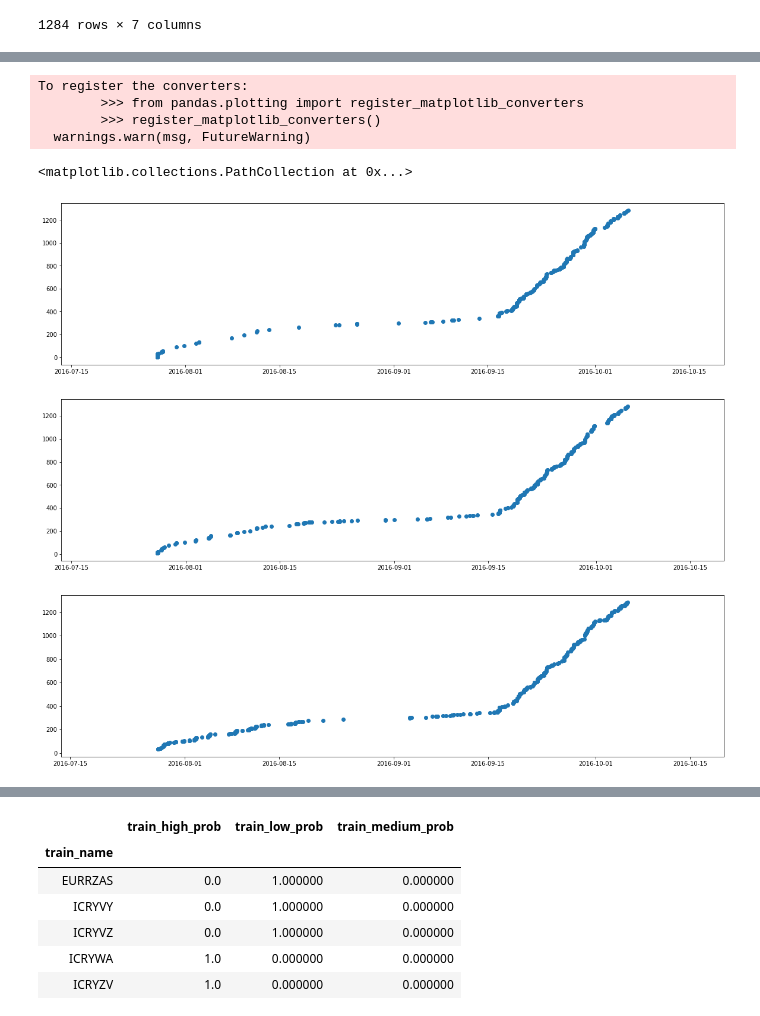
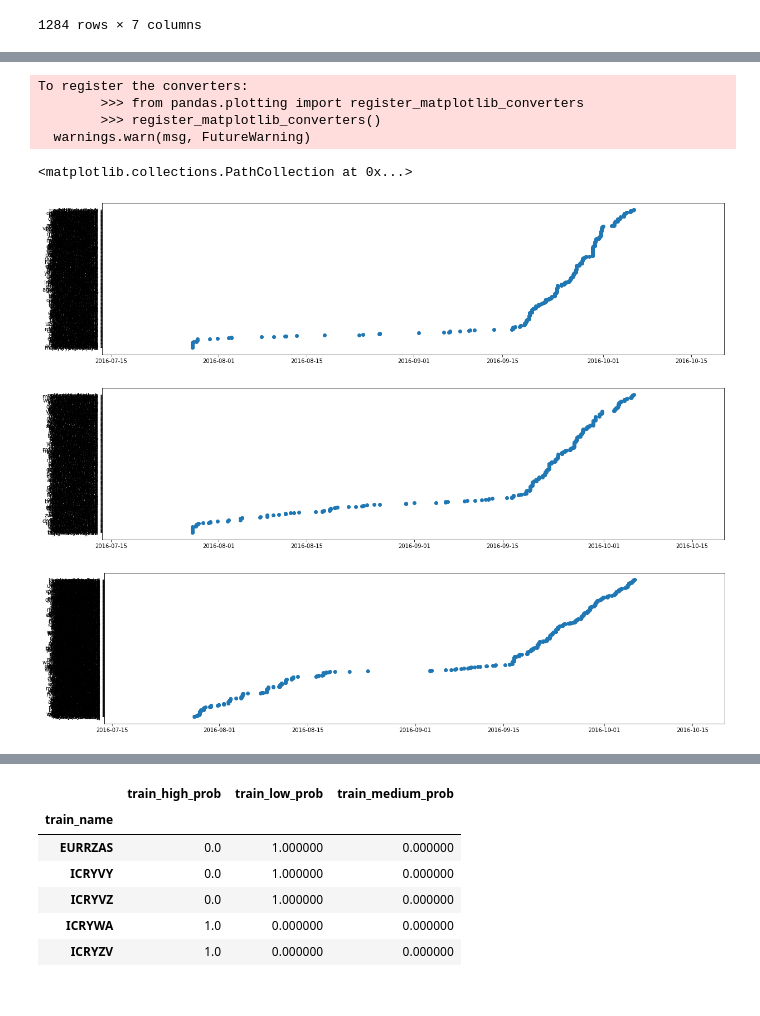
Before and after one commit to NarendraBabuOggu/Machine-Learning, a Jupyter notebook: hitachi_new.ipynb, the cells around one changed output, grey strips where cells are left out. Cells and saved outputs as stored; diff of their text form; code cells hidden in the pictures.

```diff
--- a/hitachi_new.ipynb
+++ b/hitachi_new.ipynb
@@ -122,5 +132,8 @@ train_data = train_detail.merge(station_detail, left_on='source', right_on='id',
 # %%
-train_data = train_data.merge(station_detail, left_on='source', right_on='id', how='left', suffixes=('_source', '_destination'))
+train_data = train_data.merge(station_detail, left_on='destination_name', right_on='name', how='left', suffixes=('_source', '_destination'))
+# %%
+train_data = train_data.dropna(axis=1)[train_columns]
+train_data.set_index('current_datetime', inplace=True)
 # %%
 train_data['distance_between_stations'] = get_distance(train_data['latitude_source'].values, train_data['longitude_source'].values,
                                                        train_data['latitude_destination'].values, train_data['longitude_destination'].values)
@@ -136,8 +149,6 @@ datetime_detail['minutes'] = datetime_detail['datetime'].dt.minute.astype(int)
 test_data['hours'] = test_data['datetime'].dt.hour
 test_data['minutes'] = test_data['datetime'].dt.month.astype(int)
 test_data['is_weekend'] = (test_data['is_weekend']*1).astype(int)
-# %%
-train_data = train_data.merge(datetime_detail, on='datetime', how='left')
 # %%
 train_data
 # %% [output]
@@ -181,29 +188,29 @@ minutes                        0
 dtype: int64
 # %%
-train_data['passenger_demand_high'] = np.where(train_data['passenger_demand']=='high', 1, 0)
-train_data['passenger_demand_medium'] = np.where(train_data['passenger_demand']=='medium', 1, 0)
-train_data['passenger_demand_low'] = np.where(train_data['passenger_demand']=='low', 1, 0)
+train_data['passenger_demand_high'] = np.where(train_data['target']=='high', 1, 0)
+train_data['passenger_demand_medium'] = np.where(train_data['target']=='medium', 1, 0)
+train_data['passenger_demand_low'] = np.where(train_data['target']=='low', 1, 0)
 # %%
-x_values = train_data.loc[train_data['passenger_demand']=='high', 'datetime']
-y_values = train_data.loc[train_data['passenger_demand']=='high', 'train_id']
+x_values = train_data.loc[train_data['target']=='high', 'datetime']
+y_values = train_data.loc[train_data['target']=='high', 'id_code']
 plt.figure(figsize=(20,5))
 #plt.yticks(range(48,53))
 #plt.xticks(range(-3,10))
 plt.scatter(x_values, y_values)
-x_values = train_data.loc[train_data['passenger_demand']=='medium', 'datetime']
-y_values = train_data.loc[train_data['passenger_demand']=='medium', 'train_id']
+x_values = train_data.loc[train_data['target']=='medium', 'datetime']
+y_values = train_data.loc[train_data['target']=='medium', 'id_code']
 plt.figure(figsize=(20,5))
 plt.scatter(x_values, y_values)
-x_values = train_data.loc[train_data['passenger_demand']=='low', 'datetime']
-y_values = train_data.loc[train_data['passenger_demand']=='low', 'train_id']
+x_values = train_data.loc[train_data['target']=='low', 'datetime']
+y_values = train_data.loc[train_data['target']=='low', 'id_code']
 plt.figure(figsize=(20,5))
 plt.scatter(x_values, y_values)
 # %% [output]
 To register the converters:
         >>> from pandas.plotting import register_matplotlib_converters
         >>> register_matplotlib_converters()
   warnings.warn(msg, FutureWarning)
 <matplotlib.collections.PathCollection at 0x...>
-[figure, old version]
+[figure, new version]
-[figure, old version]
+[figure, new version]
-[figure, old version]
+[figure, new version]
```
Also changed, not shown: parts of 45 cells of this notebook.
